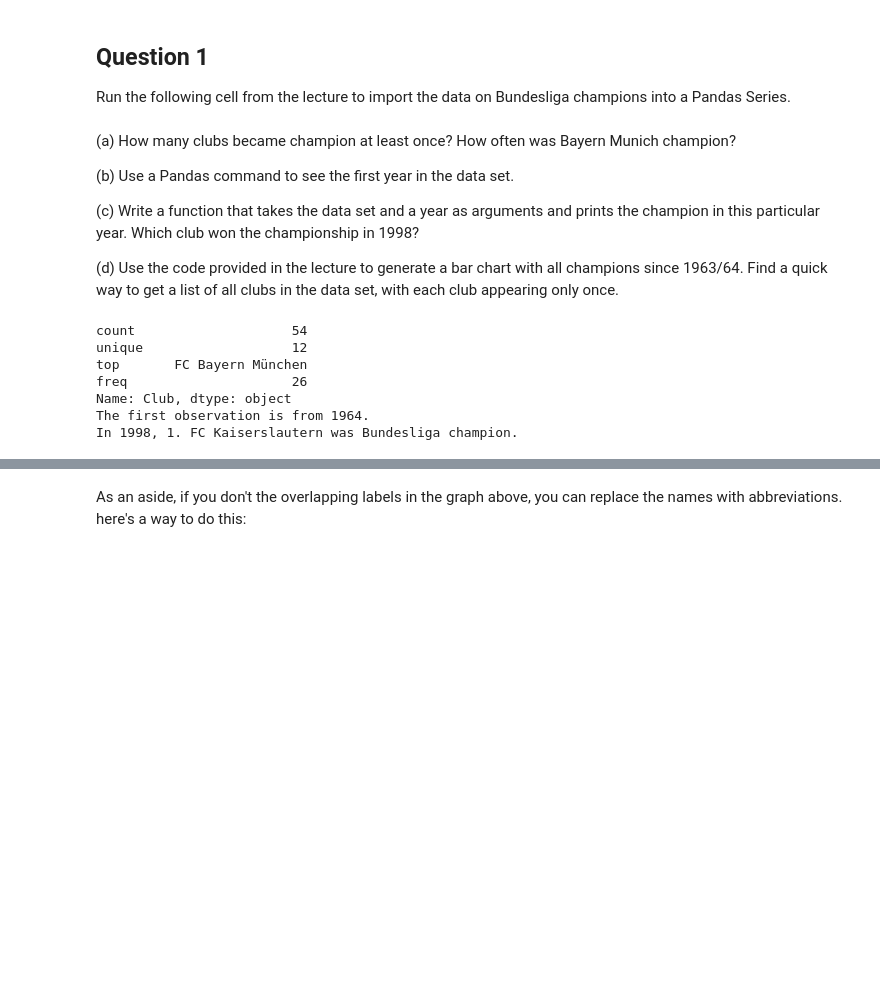
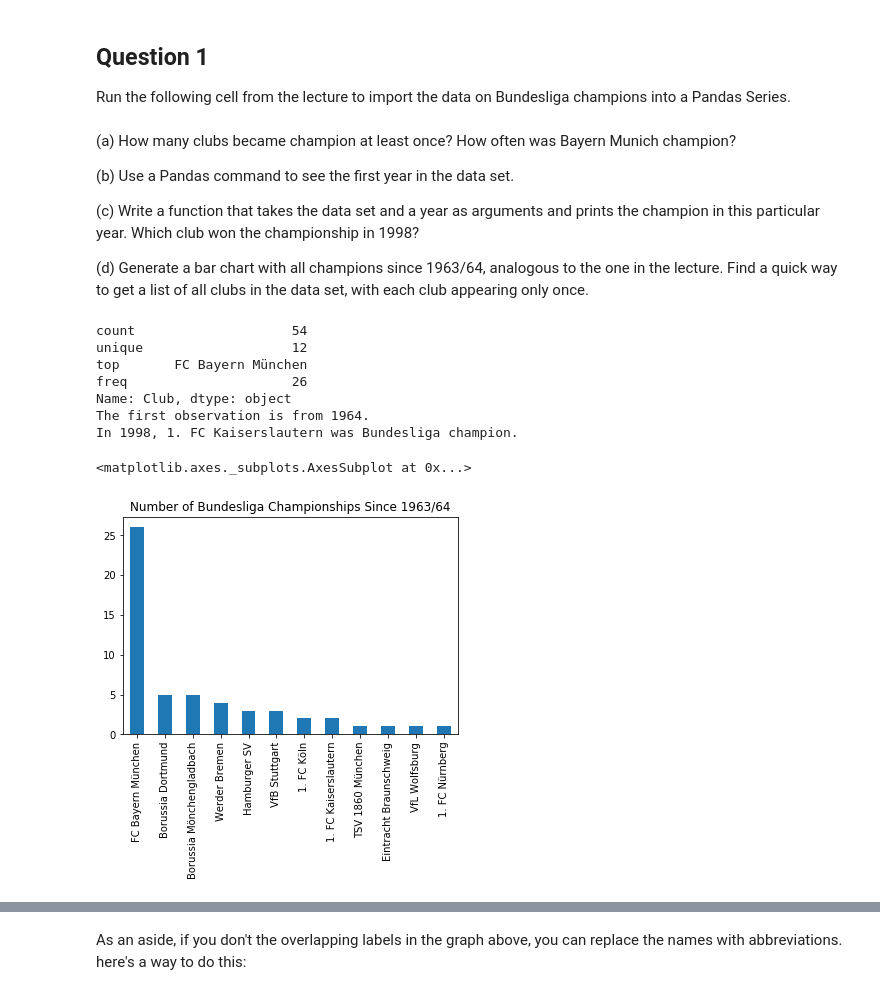
Before and after one commit to Moony2D/Python-Intro-ifo, a Jupyter notebook: PS_Pandas.ipynb, the cells around one changed output, grey strips where cells are left out. Saved outputs shown, nothing was run; the diff lists cells and outputs as text; code cells hidden in the pictures; blank space fills up the shorter version.

```diff
--- a/PS_Pandas.ipynb
+++ b/PS_Pandas.ipynb
@@ -26,7 +24,7 @@ ts.index = years
 
 (c) Write a function that takes the data set and a year as arguments and prints the champion in this particular year. Which club won the championship in 1998?
 
-(d) Use the code provided in the lecture to generate a bar chart with all champions since 1963/64. Find a quick way to get a list of all clubs in the data set, with each club appearing only once.
+(d) Generate a bar chart with all champions since 1963/64, analogous to the one in the lecture. Find a quick way to get a list of all clubs in the data set, with each club appearing only once.
 # %%
 ## (a): This information is provided in the describe method
 print(ts.describe())
@@ -47,6 +45,13 @@ freq                     26
 Name: Club, dtype: object
 The first observation is from 1964.
 In 1998, 1. FC Kaiserslautern was Bundesliga champion.
+# %%
+## question (d)
+first = ts.value_counts()
+first.plot(kind = 'bar', title = 'Number of Bundesliga Championships Since 1963/64')
+# %% [output]
+<matplotlib.axes._subplots.AxesSubplot at 0x...>
+[figure, added]
 # %%
 import matplotlib.pyplot as plt
 %matplotlib inline
```
Also changed, not shown: parts of 10 cells of this notebook.
